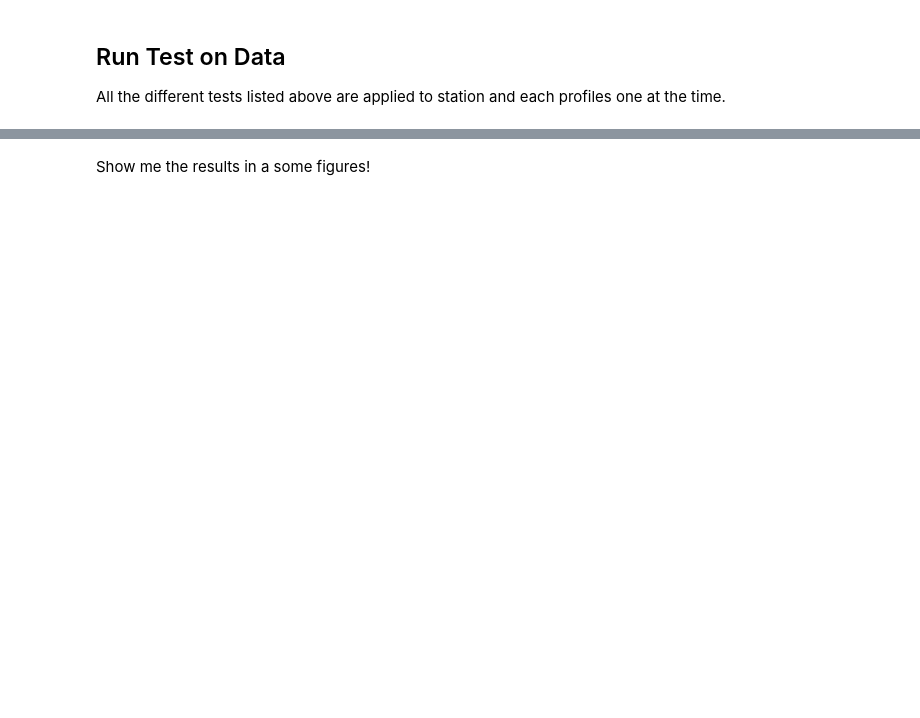
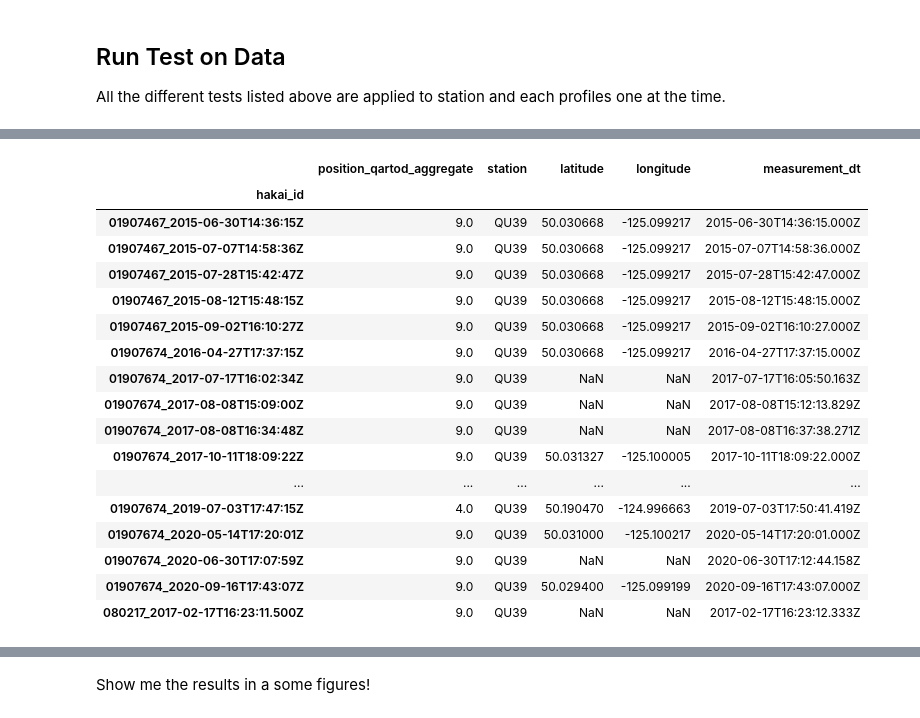
Before and after one commit to HakaiInstitute/hakai-ctd-qc, a Jupyter notebook: review-hakai-tests.ipynb, the cells around one changed output, grey strips where cells are left out. Saved outputs shown, nothing was run; the diff lists cells and outputs as text; code cells hidden in the pictures; blank space fills up the shorter version.

```diff
--- a/review-hakai-tests.ipynb
+++ b/review-hakai-tests.ipynb
@@ -85,0 +142,24 @@ df = hakai_qc.run.tests_on_profiles(df,hakai_stations,qc_config)
+# %%
+# Give me all the drops that had their position flagged
+df[df['position_qartod_aggregate']>1].groupby('hakai_id').first()[['position_qartod_aggregate',
+                                                                   'station','latitude',
+                                                                   'longitude','measurement_dt']]
+# %% [output]
+|  | position_qartod_aggregate | station | latitude | longitude | measurement_dt |
+| hakai_id |  |  |  |  |  |
+| 01907467_2015-06-30T14:36:15Z | 9.0 | QU39 | 50.030668 | -125.099217 | 2015-06-30T14:36:15.000Z |
+| 01907467_2015-07-07T14:58:36Z | 9.0 | QU39 | 50.030668 | -125.099217 | 2015-07-07T14:58:36.000Z |
+| 01907467_2015-07-28T15:42:47Z | 9.0 | QU39 | 50.030668 | -125.099217 | 2015-07-28T15:42:47.000Z |
+| 01907467_2015-08-12T15:48:15Z | 9.0 | QU39 | 50.030668 | -125.099217 | 2015-08-12T15:48:15.000Z |
+| 01907467_2015-09-02T16:10:27Z | 9.0 | QU39 | 50.030668 | -125.099217 | 2015-09-02T16:10:27.000Z |
+| 01907674_2016-04-27T17:37:15Z | 9.0 | QU39 | 50.030668 | -125.099217 | 2016-04-27T17:37:15.000Z |
+| 01907674_2017-07-17T16:02:34Z | 9.0 | QU39 | NaN | NaN | 2017-07-17T16:05:50.163Z |
+| 01907674_2017-08-08T15:09:00Z | 9.0 | QU39 | NaN | NaN | 2017-08-08T15:12:13.829Z |
+| 01907674_2017-08-08T16:34:48Z | 9.0 | QU39 | NaN | NaN | 2017-08-08T16:37:38.271Z |
+| 01907674_2017-10-11T18:09:22Z | 9.0 | QU39 | 50.031327 | -125.100005 | 2017-10-11T18:09:22.000Z |
+| ... | ... | ... | ... | ... | ... |
+| 01907674_2019-07-03T17:47:15Z | 4.0 | QU39 | 50.190470 | -124.996663 | 2019-07-03T17:50:41.419Z |
+| 01907674_2020-05-14T17:20:01Z | 9.0 | QU39 | 50.031000 | -125.100217 | 2020-05-14T17:20:01.000Z |
+| 01907674_2020-06-30T17:07:59Z | 9.0 | QU39 | NaN | NaN | 2020-06-30T17:12:44.158Z |
+| 01907674_2020-09-16T17:43:07Z | 9.0 | QU39 | 50.029400 | -125.099199 | 2020-09-16T17:43:07.000Z |
+| 080217_2017-02-17T16:23:11.500Z | 9.0 | QU39 | NaN | NaN | 2017-02-17T16:23:12.333Z |
```
Also changed, not shown: parts of 9 cells of this notebook.
